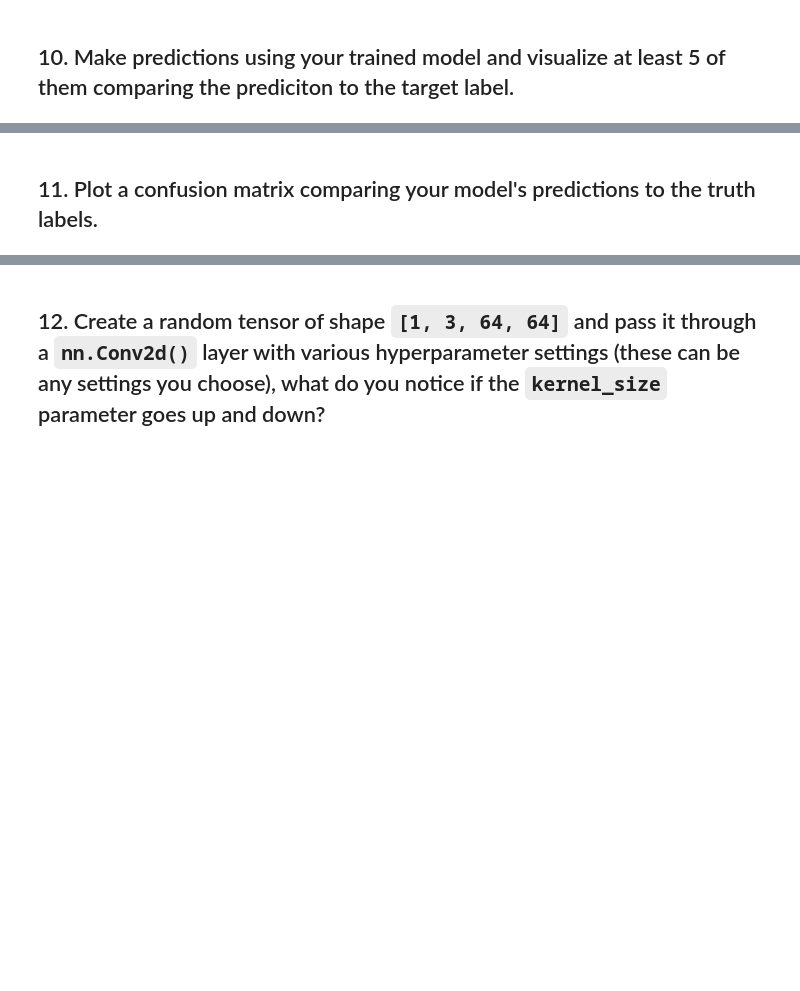
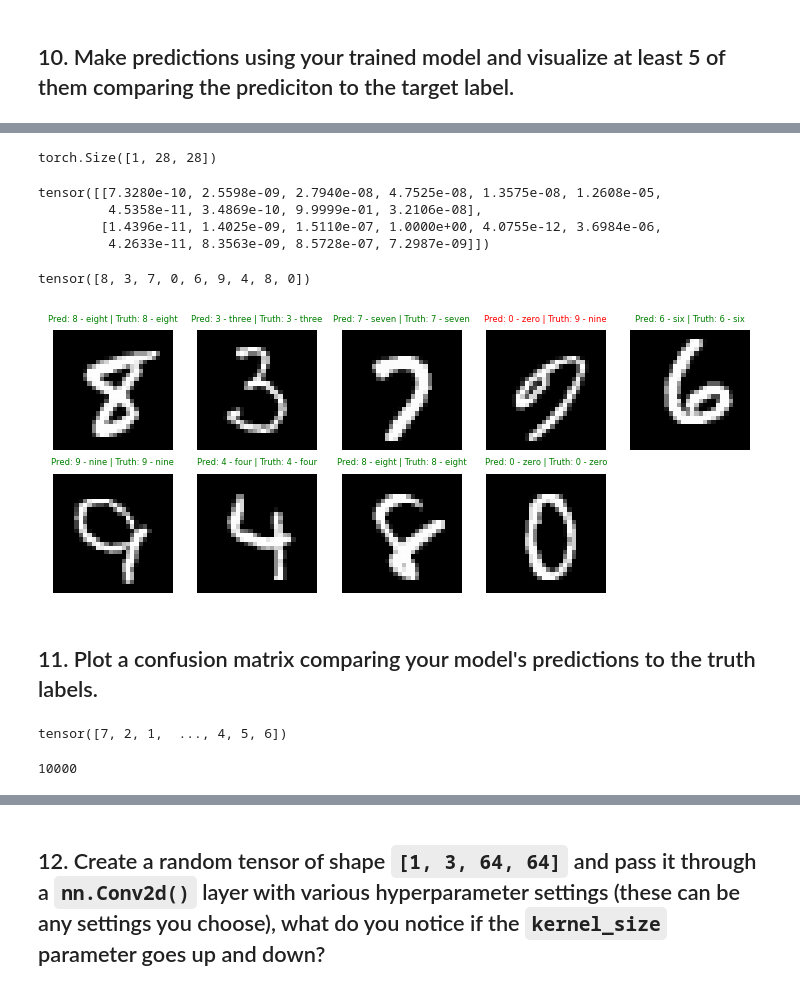
Before and after one commit to Manav010203/Quiz, a Jupyter notebook: extras/exercises/03_pytorch_computer_vision_exercises.ipynb, the cells around one changed output, grey strips where cells are left out. Drawn from its saved outputs; the diff is of its cells as text; code cells hidden in the pictures; blank space fills up the shorter version.

```diff
--- a/extras/exercises/03_pytorch_computer_vision_exercises.ipynb
+++ b/extras/exercises/03_pytorch_computer_vision_exercises.ipynb
@@ -129,0 +334,13 @@ ValueError: setting an array element with a sequence. The requested array has an
+# %%
+import random
+# random.seed(42)
+test_samples =[]
+test_labels =[]
+for sample,label in random.sample(list(test_data),k=9):
+  test_samples.append(sample)
+  test_labels.append(label)
+
+#view the first sample
+test_samples[0].shape
+# %% [output]
+torch.Size([1, 28, 28])
@@ -130,2 +368,64 @@ ValueError: setting an array element with a sequence. The requested array has an
+# %%
+#make predictions
+pred_probs = make_preditions(model=model_ex,
+                             data=test_samples,
+                             device=device)
+#view first two prediction probabilities
+pred_probs[:2]
+# %% [output]
+tensor([[7.3280e-10, 2.5598e-09, 2.7940e-08, 4.7525e-08, 1.3575e-08, 1.2608e-05,
+         4.5358e-11, 3.4869e-10, 9.9999e-01, 3.2106e-08],
+        [1.4396e-11, 1.4025e-09, 1.5110e-07, 1.0000e+00, 4.0755e-12, 3.6984e-06,
+         4.2633e-11, 8.3563e-09, 8.5728e-07, 7.2987e-09]])
+# %%
+# convert_prediction probabilities to labels
+pred_classes = pred_probs.argmax(dim=1)
+pred_classes
+# %% [output]
+tensor([8, 3, 7, 0, 6, 9, 4, 8, 0])
+# %%
+# plot predictions
+plt.figure(figsize=(9,9))
+nrows = 5
+ncols=5
+for i,sample in enumerate(test_samples):
+  # Create subplot
+  plt.subplot(nrows,ncols,i+1)
+  # Plot the target image
+  plt.imshow(sample.squeeze(),cmap="gray")
+  #find the prediction label in text
+  pred_label = class_names[pred_classes[i]]
+  #get the truth table(in text form)
+  truth_label =class_names[test_labels[i]]
+  #create a title for the plot
+  title_text = f"Pred: {pred_label} | Truth: {truth_label}"
+  #check for equality between pred and truth and change color of title text
+  if pred_label == truth_label:
+    plt.title(title_text,fontsize=6,c="g")
+  else:
+    plt.title(title_text,fontsize=6,c="r")
+
+  plt.axis(False)
+# %% [output]
+[figure, added]
 # %% [markdown]
 ## 11. Plot a confusion matrix comparing your model's predictions to the truth labels.
+# %%
+torch.manual_seed(42)
+model_ex.eval()
+y_preds = []
+with torch.inference_mode():
+  for X,y in test_dataloader:
+    X,y=X.to(device),y.to(device)
+    y_logit=model_ex(X)
+    y_pred = torch.softmax(y_logit.squeeze(),dim=0).argmax(dim=1)
+    y_preds.append(y_pred)
+
+y_pred_tensor =torch.cat(y_preds)
+y_pred_tensor
+# %% [output]
+tensor([7, 2, 1,  ..., 4, 5, 6])
+# %%
+len(y_pred_tensor)
+# %% [output]
+10000
```
Also changed, not shown: parts of 30 cells of this notebook.
